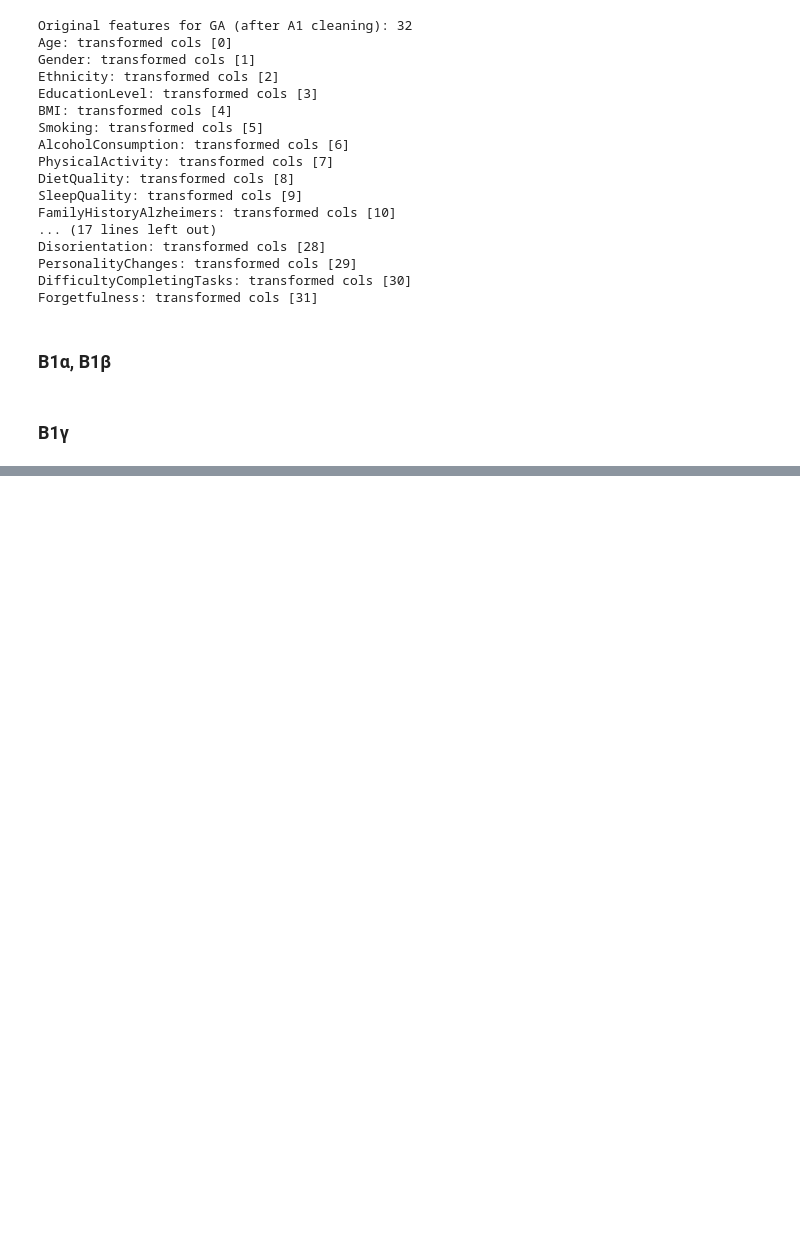
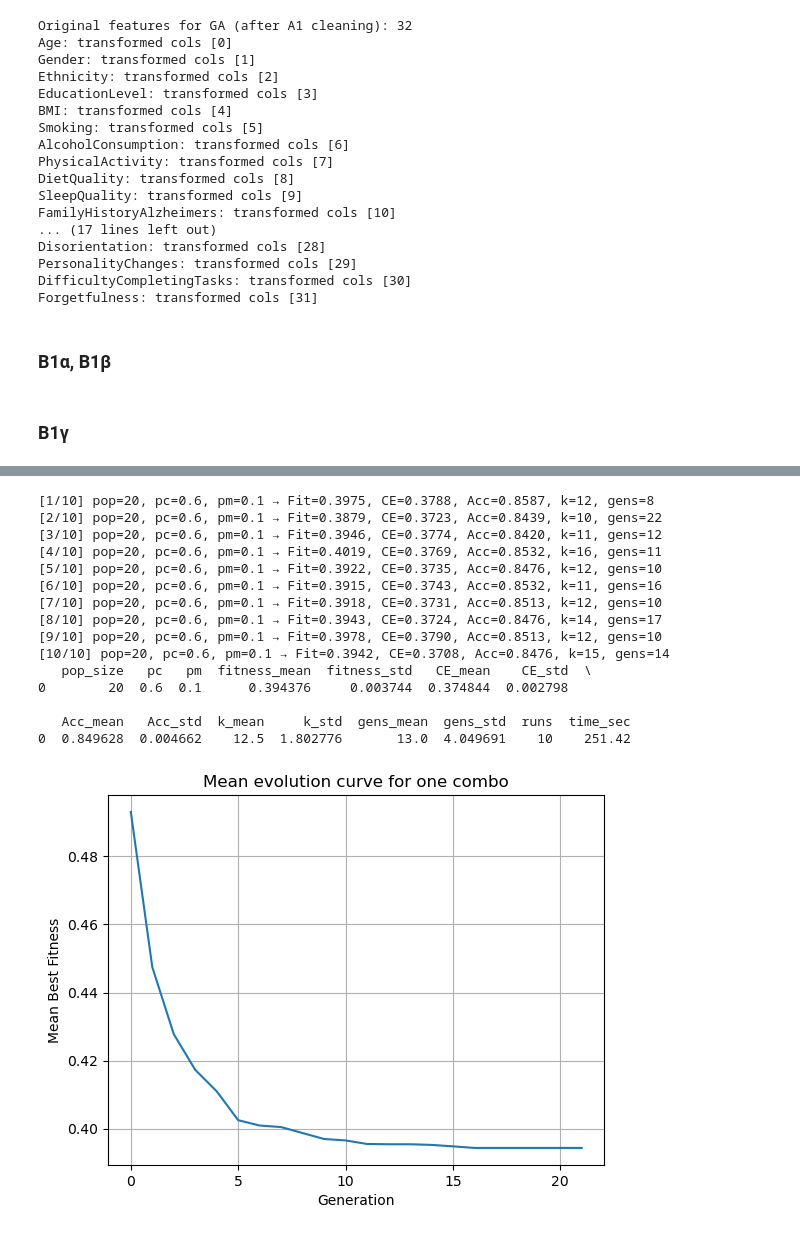
Before and after one commit to funkassembly/Computational-Intel-2025-PartB, a Jupyter notebook: YN_b_v01.ipynb, the cells around one changed output, grey strips where cells are left out. Drawn from its saved outputs; the diff is of its cells as text; code cells hidden in the pictures; blank space fills up the shorter version.

```diff
--- a/YN_b_v01.ipynb
+++ b/YN_b_v01.ipynb
@@ -185,0 +607,40 @@ Demo chromosome: {'fitness': 0.6436, 'CE': 0.6155, 'Acc': 0.7268, 'k': 18}
+# %%
+# 3rd combo
+df_one, curve_one = run_single_combo(
+    pop_size=20,
+    pc=0.6,
+    pm=0.10,
+    repeats=10,
+    lam=0.05,
+    max_gens=300,
+    patience=15,
+    min_rel_improv=0.01,
+    patience_rel=5,
+    verbose=True
+)
+print(df_one)
+
+plt.figure()
+plt.plot(curve_one)
+plt.xlabel("Generation")
+plt.ylabel("Mean Best Fitness")
+plt.title("Mean evolution curve for one combo")
+plt.grid(True)
+plt.show()
+# %% [output]
+[1/10] pop=20, pc=0.6, pm=0.1 → Fit=0.3975, CE=0.3788, Acc=0.8587, k=12, gens=8
+[2/10] pop=20, pc=0.6, pm=0.1 → Fit=0.3879, CE=0.3723, Acc=0.8439, k=10, gens=22
+[3/10] pop=20, pc=0.6, pm=0.1 → Fit=0.3946, CE=0.3774, Acc=0.8420, k=11, gens=12
+[4/10] pop=20, pc=0.6, pm=0.1 → Fit=0.4019, CE=0.3769, Acc=0.8532, k=16, gens=11
+[5/10] pop=20, pc=0.6, pm=0.1 → Fit=0.3922, CE=0.3735, Acc=0.8476, k=12, gens=10
+[6/10] pop=20, pc=0.6, pm=0.1 → Fit=0.3915, CE=0.3743, Acc=0.8532, k=11, gens=16
+[7/10] pop=20, pc=0.6, pm=0.1 → Fit=0.3918, CE=0.3731, Acc=0.8513, k=12, gens=10
+[8/10] pop=20, pc=0.6, pm=0.1 → Fit=0.3943, CE=0.3724, Acc=0.8476, k=14, gens=17
+[9/10] pop=20, pc=0.6, pm=0.1 → Fit=0.3978, CE=0.3790, Acc=0.8513, k=12, gens=10
+[10/10] pop=20, pc=0.6, pm=0.1 → Fit=0.3942, CE=0.3708, Acc=0.8476, k=15, gens=14
+   pop_size   pc   pm  fitness_mean  fitness_std   CE_mean    CE_std  \
+0        20  0.6  0.1      0.394376     0.003744  0.374844  0.002798
+
+   Acc_mean   Acc_std  k_mean     k_std  gens_mean  gens_std  runs  time_sec
+0  0.849628  0.004662    12.5  1.802776       13.0  4.049691    10    251.42
+[figure, added]
```
Also changed, not shown: parts of 20 cells of this notebook.
